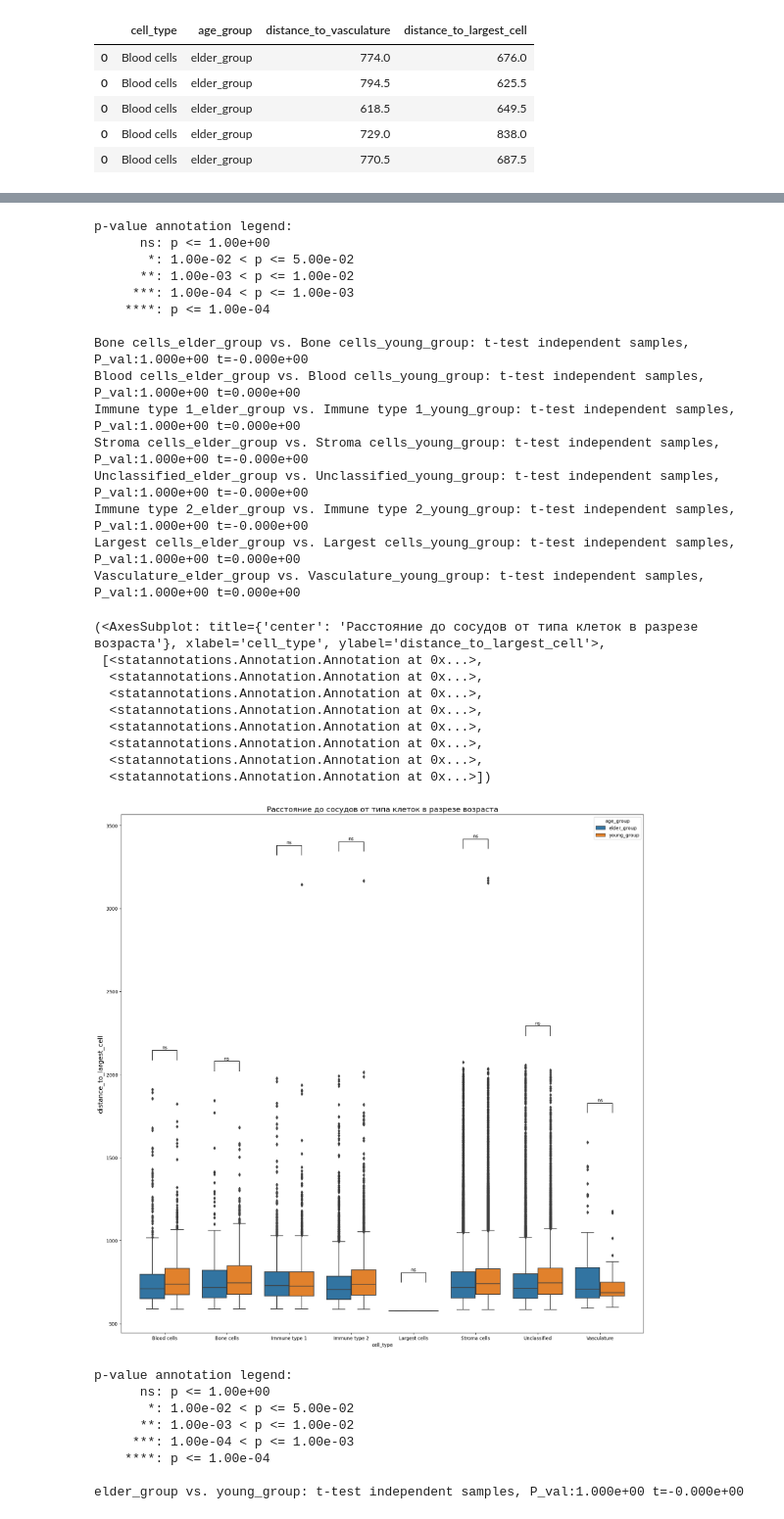
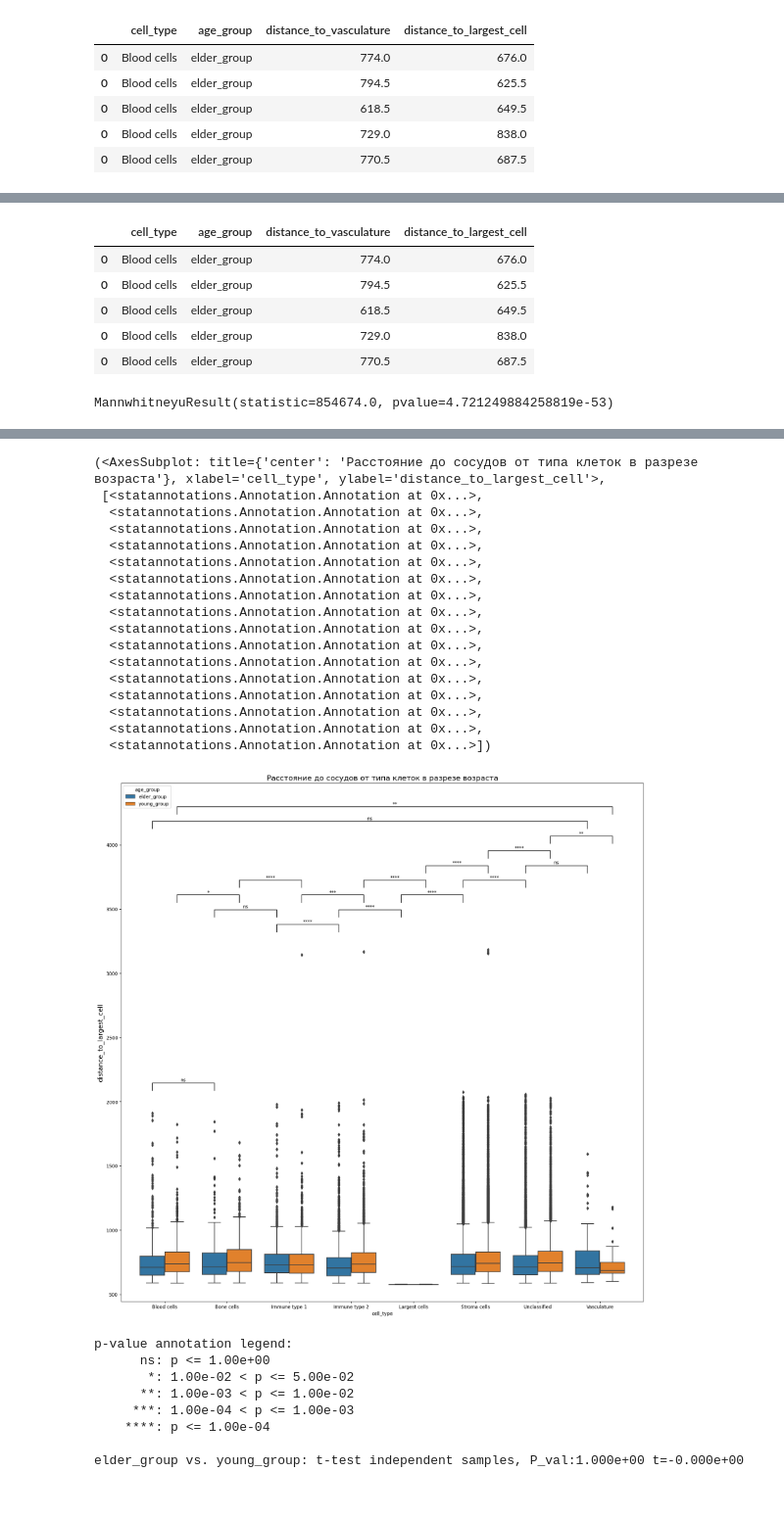
Before and after one commit to Rinengen/-----------------4, a Jupyter notebook: HW_4.ipynb, the cells around one changed output, grey strips where cells are left out. Shown at 98% size. Saved outputs shown, nothing was run; the diff lists cells and outputs as text; code cells hidden in the pictures.

```diff
--- a/HW_4.ipynb
+++ b/HW_4.ipynb
@@ -659,13 +824,43 @@ annotator.apply_and_annotate()
+# %%
+distance_cell_elder_blood = distance_cell[
+    (distance_cell['cell_type'] == 'Blood cells')
+    & (distance_cell['age_group'] == 'elder_group')
+]
+
+distance_cell_elder_blood.head()
+# %% [output]
+|  | cell_type | age_group | distance_to_vasculature | distance_to_largest_cell |
+| 0 | Blood cells | elder_group | 774.0 | 676.0 |
+| 0 | Blood cells | elder_group | 794.5 | 625.5 |
+| 0 | Blood cells | elder_group | 618.5 | 649.5 |
+| 0 | Blood cells | elder_group | 729.0 | 838.0 |
+| 0 | Blood cells | elder_group | 770.5 | 687.5 |
+# %%
+stats.mannwhitneyu(distance_cell_young_blood['distance_to_vasculature'], distance_cell_elder_blood['distance_to_vasculature'], alternative='greater')
+# %% [output]
+MannwhitneyuResult(statistic=854674.0, pvalue=4.721249884258819e-53)
 # %%
 x='cell_type'
 y = 'distance_to_largest_cell'
 hue='age_group'
+order = ['Blood cells',
+ 'Bone cells',
+ 'Immune type 1',
+ 'Immune type 2',
+ 'Largest cells',
+ 'Stroma cells',
+ 'Unclassified',
+ 'Vasculature']
+
 
 hue_order=['elder_group','young_group']
-pairs = [((i, 'elder_group'), (i, 'young_group'))
-        for i in df['cell_type'].unique()
+pairs = [((order[i], 'elder_group'), (order[i-1], 'elder_group'))
+        for i in range(len(order))
 ]
 
+pairs =  pairs + [((order[i], 'young_group'), (order[i-1], 'young_group'))
+        for i in range(len(order))
+]
 plt.figure(figsize=(20, 20))
 distance_cell_box = sns.boxplot(
     data=distance_cell, x='cell_type', y = 'distance_to_largest_cell',
@@ -680,6 +875,6 @@ annotator = Annotator(
     distance_cell_box, pairs, data=distance_cell, x=x, y=y,
     hue=hue, hue_order=hue_order
 )
-annotator.configure(test='t-test_ind', text_format='star', loc='inside')
+annotator.configure(test='Mann-Whitney', text_format='star', loc='inside')
 annotator.apply_and_annotate()
 # %% [output]
@@ -690,28 +898,21 @@ Precision loss occurred in moment calculation due to catastrophic cancellation.
-p-value annotation legend:
-      ns: p <= 1.00e+00
-       *: 1.00e-02 < p <= 5.00e-02
-      **: 1.00e-03 < p <= 1.00e-02
-     ***: 1.00e-04 < p <= 1.00e-03
-    ****: p <= 1.00e-04
-
-Bone cells_elder_group vs. Bone cells_young_group: t-test independent samples, P_val:1.000e+00 t=-0.000e+00
-Blood cells_elder_group vs. Blood cells_young_group: t-test independent samples, P_val:1.000e+00 t=0.000e+00
-Immune type 1_elder_group vs. Immune type 1_young_group: t-test independent samples, P_val:1.000e+00 t=0.000e+00
-Stroma cells_elder_group vs. Stroma cells_young_group: t-test independent samples, P_val:1.000e+00 t=-0.000e+00
-Unclassified_elder_group vs. Unclassified_young_group: t-test independent samples, P_val:1.000e+00 t=-0.000e+00
-Immune type 2_elder_group vs. Immune type 2_young_group: t-test independent samples, P_val:1.000e+00 t=-0.000e+00
-Largest cells_elder_group vs. Largest cells_young_group: t-test independent samples, P_val:1.000e+00 t=0.000e+00
-Vasculature_elder_group vs. Vasculature_young_group: t-test independent samples, P_val:1.000e+00 t=0.000e+00
+(<AxesSubplot: title={'center': 'Расстояние до сосудов от типа клеток в разрезе возраста'}, xlabel='cell_type', ylabel='distance_to_largest_cell'>,
+ [<statannotations.Annotation.Annotation at 0x...>,
+  <statannotations.Annotation.Annotation at 0x...>,
+  <statannotations.Annotation.Annotation at 0x...>,
+  <statannotations.Annotation.Annotation at 0x...>,
+  <statannotations.Annotation.Annotation at 0x...>,
+  <statannotations.Annotation.Annotation at 0x...>,
+  <statannotations.Annotation.Annotation at 0x...>,
+  <statannotations.Annotation.Annotation at 0x...>,
+  <statannotations.Annotation.Annotation at 0x...>,
+  <statannotations.Annotation.Annotation at 0x...>,
+  <statannotations.Annotation.Annotation at 0x...>,
+  <statannotations.Annotation.Annotation at 0x...>,
+  <statannotations.Annotation.Annotation at 0x...>,
+  <statannotations.Annotation.Annotation at 0x...>,
+  <statannotations.Annotation.Annotation at 0x...>,
+  <statannotations.Annotation.Annotation at 0x...>])
-(<AxesSubplot: title={'center': 'Расстояние до сосудов от типа клеток в разрезе возраста'}, xlabel='cell_type', ylabel='distance_to_largest_cell'>,
- [<statannotations.Annotation.Annotation at 0x...>,
-  <statannotations.Annotation.Annotation at 0x...>,
-  <statannotations.Annotation.Annotation at 0x...>,
-  <statannotations.Annotation.Annotation at 0x...>,
-  <statannotations.Annotation.Annotation at 0x...>,
-  <statannotations.Annotation.Annotation at 0x...>,
-  <statannotations.Annotation.Annotation at 0x...>,
-  <statannotations.Annotation.Annotation at 0x...>])
-[figure, old version]
+[figure, new version]
 # %%
 p = distance_cell[distance_cell['cell_type']=='Blood cells']
 # %%
```
Also changed, not shown: parts of 64 cells of this notebook.
